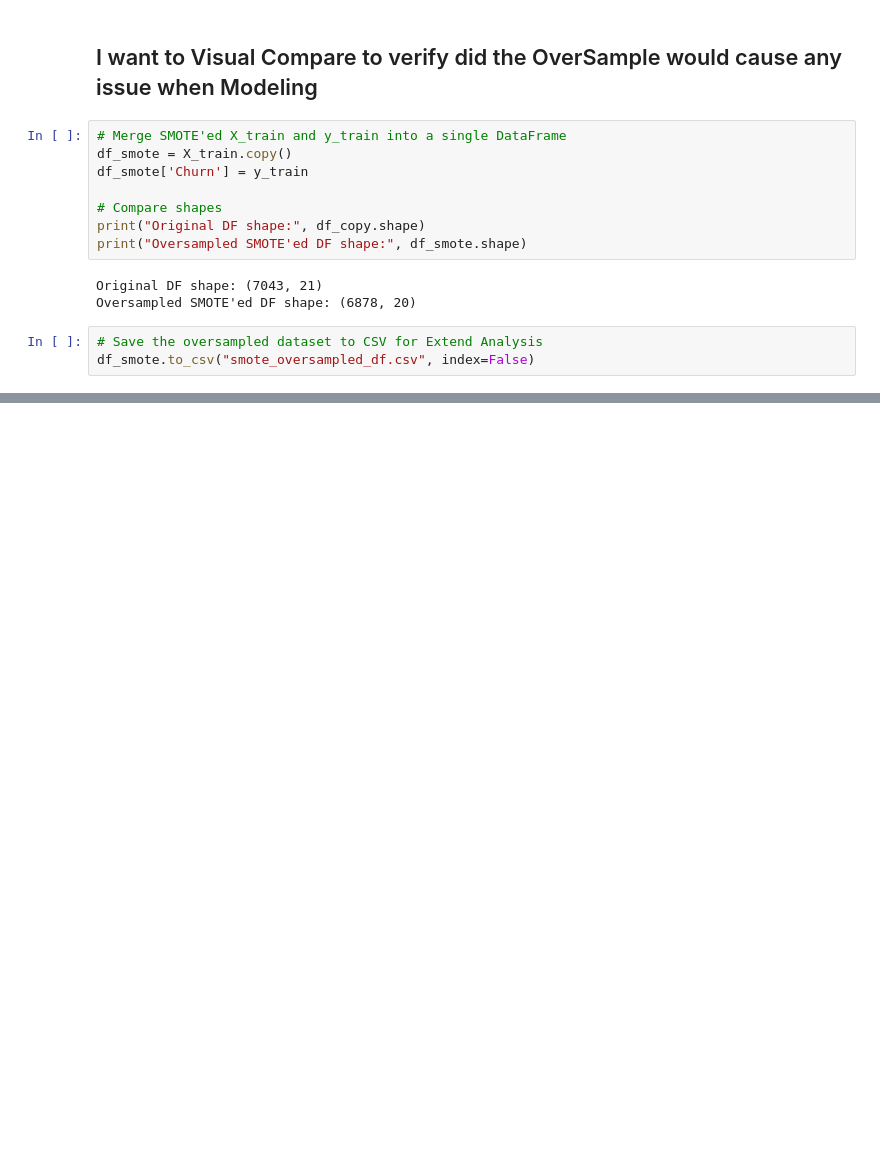
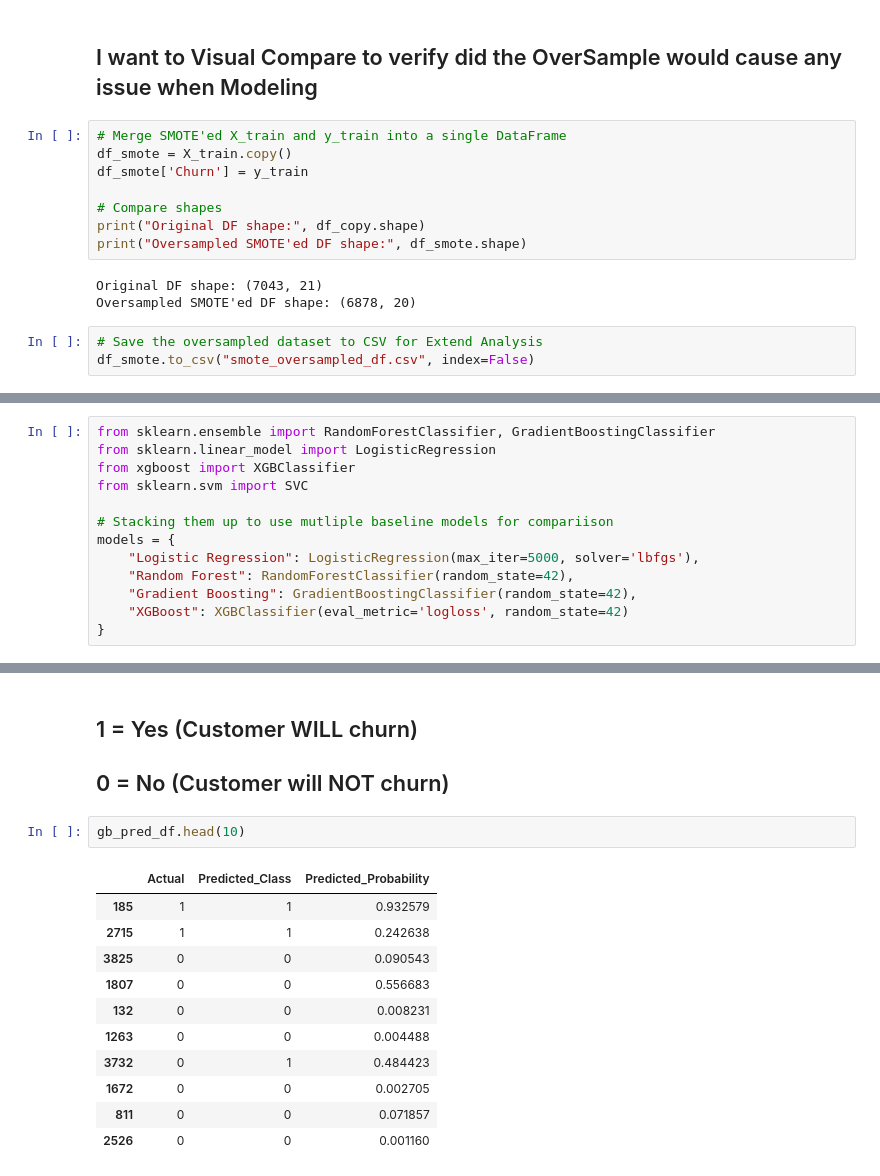
Before and after one commit to joelsiby02/ChurnPrediction-Analaytics-ML, a Jupyter notebook: Notebooks/EDA.ipynb, the cells around one changed output, grey strips where cells are left out. Cells and saved outputs as stored; diff of their text form; blank space fills up the shorter version.

```diff
--- a/Notebooks/EDA.ipynb
+++ b/Notebooks/EDA.ipynb
@@ -116,0 +144,13 @@ df_smote.to_csv("smote_oversampled_df.csv", index=False)
+# %%
+from sklearn.ensemble import RandomForestClassifier, GradientBoostingClassifier
+from sklearn.linear_model import LogisticRegression
+from xgboost import XGBClassifier
+from sklearn.svm import SVC
+
+# Stacking them up to use mutliple baseline models for compariison
+models = {
+    "Logistic Regression": LogisticRegression(max_iter=5000, solver='lbfgs'),
+    "Random Forest": RandomForestClassifier(random_state=42),
+    "Gradient Boosting": GradientBoostingClassifier(random_state=42),
+    "XGBoost": XGBClassifier(eval_metric='logloss', random_state=42)
+}
@@ -116,0 +291,18 @@ df_smote.to_csv("smote_oversampled_df.csv", index=False)
+# %% [markdown]
+## 1 = Yes (Customer WILL churn)
+
+## 0 = No (Customer will NOT churn)
+# %%
+gb_pred_df.head(10)
+# %% [output]
+|  | Actual | Predicted_Class | Predicted_Probability |
+| 185 | 1 | 1 | 0.932579 |
+| 2715 | 1 | 1 | 0.242638 |
+| 3825 | 0 | 0 | 0.090543 |
+| 1807 | 0 | 0 | 0.556683 |
+| 132 | 0 | 0 | 0.008231 |
+| 1263 | 0 | 0 | 0.004488 |
+| 3732 | 0 | 1 | 0.484423 |
+| 1672 | 0 | 0 | 0.002705 |
+| 811 | 0 | 0 | 0.071857 |
+| 2526 | 0 | 0 | 0.001160 |
```
Also changed, not shown: parts of 9 cells of this notebook, 2 other files.
